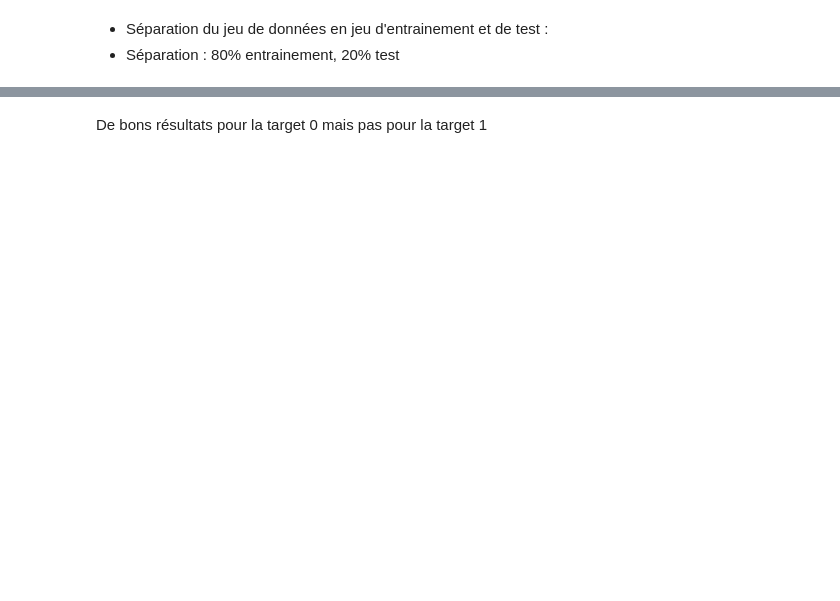
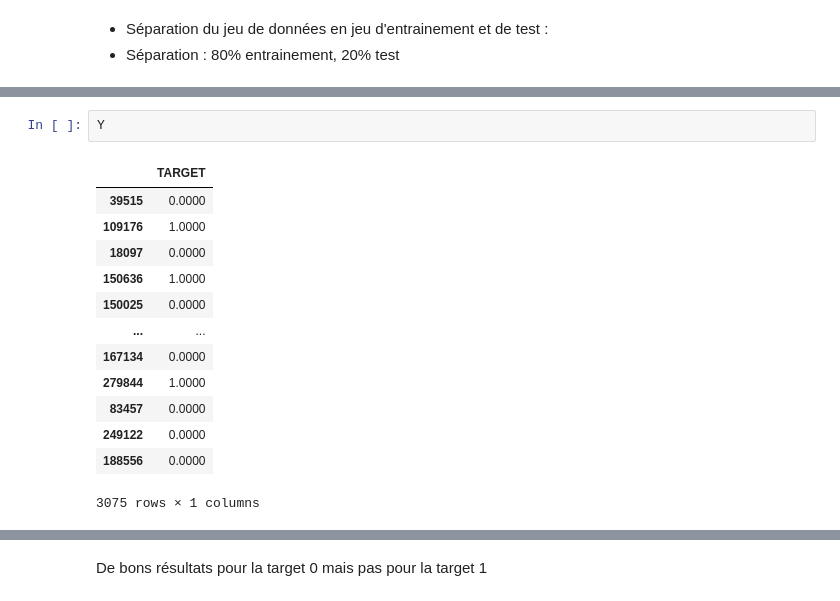
Before and after one commit to HananeMaghlazi/P7_Scoring, a Jupyter notebook: Scoring7_Modelisation.ipynb, the cells around one changed output, grey strips where cells are left out. Cells and saved outputs as stored; diff of their text form; blank space fills up the shorter version.

```diff
--- a/Scoring7_Modelisation.ipynb
+++ b/Scoring7_Modelisation.ipynb
@@ -103 +109,17 @@ shape of output - testing set (713, 1)
 [interactive output not drawn]
+# %%
+Y
+# %% [output]
+|  | TARGET |
+| 39515 | 0.0000 |
+| 109176 | 1.0000 |
+| 18097 | 0.0000 |
+| 150636 | 1.0000 |
+| 150025 | 0.0000 |
+| ... | ... |
+| 167134 | 0.0000 |
+| 279844 | 1.0000 |
+| 83457 | 0.0000 |
+| 249122 | 0.0000 |
+| 188556 | 0.0000 |
+3075 rows × 1 columns
```
Also changed, not shown: parts of 10 cells of this notebook.
